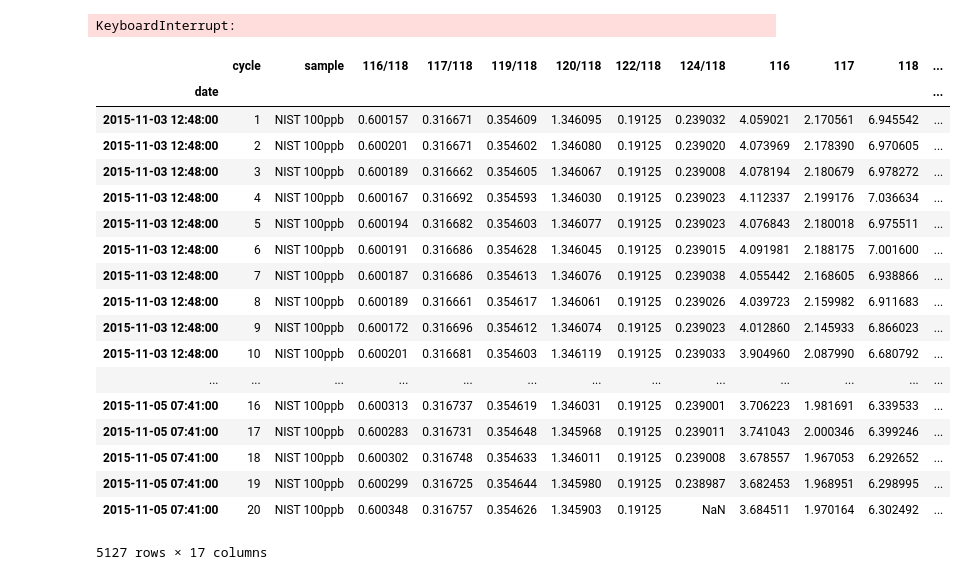
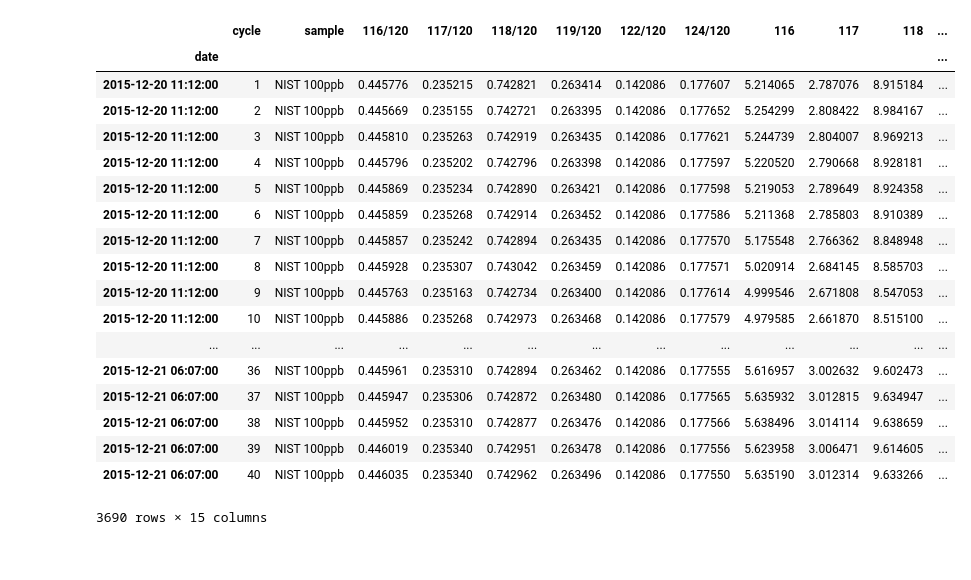
Before and after one commit to Marfster/NU_Plasma, a Jupyter notebook: Nu Plasma Evaluation - external norm.ipynb, the cells around one changed output. Cells and saved outputs as stored; diff of their text form; code cells hidden in the pictures.

```diff
--- a/Nu Plasma Evaluation - external norm.ipynb
+++ b/Nu Plasma Evaluation - external norm.ipynb
@@ -38,6 +38,7 @@ isotopes_column = ["116", "117", "118", "119", "122", "124"]
 data_sample_column = [(i + "/" + "120") for i in isotopes_column]
 
 denom_isotope = "120"
+norm_ratio = ["122","120"]
 #number of iterations for beta
 iter_beta = 10
 
@@ -68,7 +69,7 @@ for sample in files_1:
 
     if sample_name == "blank sol" or sample_name == "wash" or sample_name == "wash clean":
         blk_ls.append(sample)
-    elif sample_name == "SQ" or sample_name == "teflon blank":
+    elif sample_name == "SQ" or sample_name == "teflon blank" or sample_name == "blank 3_1" or sample_name == "col blk 271115":
         None
     else:
         sample_ls.append(sample)
@@ -105,6 +106,21 @@ df_external_outlier = pd.DataFrame()
 for sample in sample_ls:
     df = NU_data_read(path, sample, cup_config)
     cycles = range(1, len(df.data_read(sample).index)+1)
+
+# arbitrary blank positions
+    #blk1 = [item for item in blk_ls if item < sample]
+    #blk2 = [item for item in blk_ls if item > sample]
+    #blk1 = blk1[-1]
+    #blk2 = blk2[0]
+    #blk_corr_sample = True
+
+#blank measurement surrounds sample
+    #if ((sample-1) in blk_ls) and ((sample+1) in blk_ls):
+    #    blk1 = sample-1
+    #    blk2 = sample+1
+    #    blk_corr_sample = True
+    #else:
+    #    blk_corr_sample = False
 
     if (blk_corr == True) and (blk_corr_sample == True):
         blk_1 = NU_data_read(path, blk1, cup_config)
@@ -118,11 +134,11 @@ for sample in sample_ls:
         df_zero = df.data_zero_corr(sample)
         new_corr = evaluation(df_zero, cycles, isotopes, cup_config, database, mass_range, corr_isotopes_Sb , denom_corr_ratio)
 
-    data_sample_raw = new_corr.raw_signals("120")
+    data_sample_raw = new_corr.raw_signals(denom_isotope)
     data_sample_raw = pd.DataFrame.from_dict(data_sample_raw, orient = 'index')
     data_sample_raw = new_corr.mad_outlier_rejection(data_sample_raw)
 
-    data_sample = new_corr.internal_norm_1("120", 10)
+    data_sample = new_corr.internal_norm_1(norm_ratio, denom_isotope, iter_beta)
 # new method for df with all data together with signals in pycharm
     data_sample = pd.DataFrame.from_dict(data_sample, orient = 'index')
     data_sample = new_corr.mad_outlier_rejection(data_sample)
@@ -148,3 +164,4 @@ for sample in sample_ls:
 
     df_external_norm = df_external_norm.append(data_sample)
     #df_external_outlier = df_external_outlier.append(data_sample_outlier)
+    print sample, sample_name
@@ -189,7 +224,7 @@ for sample in sample_ls:
     data_sample_raw = pd.DataFrame.from_dict(data_sample_raw, orient = 'index')
     data_sample_raw = data_sample_raw[np.abs(data_sample_raw-data_sample_raw.mean())<=(2*data_sample_raw.std())]
 
-    data_sample = new_corr.internal_norm_1("118", 10)
+    data_sample = new_corr.external_norm_Sb("118", 10)
 # new method for df with all data together with signals in pycharm
     data_sample = pd.DataFrame.from_dict(data_sample, orient = 'index')
     data_sample = data_sample[np.abs(data_sample-data_sample.mean())<=(2*data_sample.std())]
@@ -215,41 +250,39 @@ for sample in sample_ls:
 
     df_external_norm = df_external_norm.append(data_sample)
     df_external_outlier = df_external_outlier.append(data_sample_outlier)
-# %% [output]
-KeyboardInterrupt:
 # %%
-df_external_norm.set_index("date", inplace = True)
+#df_external_norm.set_index("date", inplace = True)
 columns = ["cycle", "sample"]
 columns.extend(data_sample_column)
 columns.extend(sorted(data_sample_raw.drop("cycle", axis=1).columns))
 df_external_sub = pd.DataFrame(df_external_norm, columns = columns)
 
-df_all_sub = df_all[(df_all["sample"] != "blank sol") & (df_all["sample"] != "teflon blank")]
-df_external_sub["125"] = df_all_sub["H6 (1)"]
-df_external_sub["Te/Sn"] = (df_all_sub["H6 (1)"]/7.0509)/(df_all_sub["L1 (1)"]/24.223)
+#df_all_sub = df_all[(df_all["sample"] != "blank sol") & (df_all["sample"] != "teflon blank") & (sample_name != "blank 3_1") & (sample_name != "col blk 271115") & (sample_name != "SQ")]
+#df_external_sub["125"] = df_all_sub["H6 (1)"]
+#df_external_sub["Te/Sn"] = (df_all_sub["H6 (1)"]/7.0509)/(df_all_sub["L1 (1)"]/24.223)
 
 #df_external_sub = df_external_sub[df_external_sub["118"] > 4]
 df_external_sub
 # %% [output]
-|  | cycle | sample | 116/118 | 117/118 | 119/118 | 120/118 | 122/118 | 124/118 | 116 | 117 | 118 | ... |
+|  | cycle | sample | 116/120 | 117/120 | 118/120 | 119/120 | 122/120 | 124/120 | 116 | 117 | 118 | ... |
 | date |  |  |  |  |  |  |  |  |  |  |  | ... |
-| 2015-11-03 12:48:00 | 1 | NIST 100ppb | 0.600157 | 0.316671 | 0.354609 | 1.346095 | 0.19125 | 0.239032 | 4.059021 | 2.170561 | 6.945542 | ... |
-| 2015-11-03 12:48:00 | 2 | NIST 100ppb | 0.600201 | 0.316671 | 0.354602 | 1.346080 | 0.19125 | 0.239020 | 4.073969 | 2.178390 | 6.970605 | ... |
-| 2015-11-03 12:48:00 | 3 | NIST 100ppb | 0.600189 | 0.316662 | 0.354605 | 1.346067 | 0.19125 | 0.239008 | 4.078194 | 2.180679 | 6.978272 | ... |
-| 2015-11-03 12:48:00 | 4 | NIST 100ppb | 0.600167 | 0.316692 | 0.354593 | 1.346030 | 0.19125 | 0.239023 | 4.112337 | 2.199176 | 7.036634 | ... |
-| 2015-11-03 12:48:00 | 5 | NIST 100ppb | 0.600194 | 0.316682 | 0.354603 | 1.346077 | 0.19125 | 0.239023 | 4.076843 | 2.180018 | 6.975511 | ... |
-| 2015-11-03 12:48:00 | 6 | NIST 100ppb | 0.600191 | 0.316686 | 0.354628 | 1.346045 | 0.19125 | 0.239015 | 4.091981 | 2.188175 | 7.001600 | ... |
-| 2015-11-03 12:48:00 | 7 | NIST 100ppb | 0.600187 | 0.316686 | 0.354613 | 1.346076 | 0.19125 | 0.239038 | 4.055442 | 2.168605 | 6.938866 | ... |
-| 2015-11-03 12:48:00 | 8 | NIST 100ppb | 0.600189 | 0.316661 | 0.354617 | 1.346061 | 0.19125 | 0.239026 | 4.039723 | 2.159982 | 6.911683 | ... |
-| 2015-11-03 12:48:00 | 9 | NIST 100ppb | 0.600172 | 0.316696 | 0.354612 | 1.346074 | 0.19125 | 0.239023 | 4.012860 | 2.145933 | 6.866023 | ... |
-| 2015-11-03 12:48:00 | 10 | NIST 100ppb | 0.600201 | 0.316681 | 0.354603 | 1.346119 | 0.19125 | 0.239033 | 3.904960 | 2.087990 | 6.680792 | ... |
+| 2015-12-20 11:12:00 | 1 | NIST 100ppb | 0.445776 | 0.235215 | 0.742821 | 0.263414 | 0.142086 | 0.177607 | 5.214065 | 2.787076 | 8.915184 | ... |
+| 2015-12-20 11:12:00 | 2 | NIST 100ppb | 0.445669 | 0.235155 | 0.742721 | 0.263395 | 0.142086 | 0.177652 | 5.254299 | 2.808422 | 8.984167 | ... |
+| 2015-12-20 11:12:00 | 3 | NIST 100ppb | 0.445810 | 0.235263 | 0.742919 | 0.263435 | 0.142086 | 0.177621 | 5.244739 | 2.804007 | 8.969213 | ... |
+| 2015-12-20 11:12:00 | 4 | NIST 100ppb | 0.445796 | 0.235202 | 0.742796 | 0.263398 | 0.142086 | 0.177597 | 5.220520 | 2.790668 | 8.928181 | ... |
+| 2015-12-20 11:12:00 | 5 | NIST 100ppb | 0.445869 | 0.235234 | 0.742890 | 0.263421 | 0.142086 | 0.177598 | 5.219053 | 2.789649 | 8.924358 | ... |
+| 2015-12-20 11:12:00 | 6 | NIST 100ppb | 0.445859 | 0.235268 | 0.742914 | 0.263452 | 0.142086 | 0.177586 | 5.211368 | 2.785803 | 8.910389 | ... |
+| 2015-12-20 11:12:00 | 7 | NIST 100ppb | 0.445857 | 0.235242 | 0.742894 | 0.263435 | 0.142086 | 0.177570 | 5.175548 | 2.766362 | 8.848948 | ... |
+| 2015-12-20 11:12:00 | 8 | NIST 100ppb | 0.445928 | 0.235307 | 0.743042 | 0.263459 | 0.142086 | 0.177571 | 5.020914 | 2.684145 | 8.585703 | ... |
+| 2015-12-20 11:12:00 | 9 | NIST 100ppb | 0.445763 | 0.235163 | 0.742734 | 0.263400 | 0.142086 | 0.177614 | 4.999546 | 2.671808 | 8.547053 | ... |
+| 2015-12-20 11:12:00 | 10 | NIST 100ppb | 0.445886 | 0.235268 | 0.742973 | 0.263468 | 0.142086 | 0.177579 | 4.979585 | 2.661870 | 8.515100 | ... |
 | ... | ... | ... | ... | ... | ... | ... | ... | ... | ... | ... | ... | ... |
-| 2015-11-05 07:41:00 | 16 | NIST 100ppb | 0.600313 | 0.316737 | 0.354619 | 1.346031 | 0.19125 | 0.239001 | 3.706223 | 1.981691 | 6.339533 | ... |
-| 2015-11-05 07:41:00 | 17 | NIST 100ppb | 0.600283 | 0.316731 | 0.354648 | 1.345968 | 0.19125 | 0.239011 | 3.741043 | 2.000346 | 6.399246 | ... |
-| 2015-11-05 07:41:00 | 18 | NIST 100ppb | 0.600302 | 0.316748 | 0.354633 | 1.346011 | 0.19125 | 0.239008 | 3.678557 | 1.967053 | 6.292652 | ... |
-| 2015-11-05 07:41:00 | 19 | NIST 100ppb | 0.600299 | 0.316725 | 0.354644 | 1.345980 | 0.19125 | 0.238987 | 3.682453 | 1.968951 | 6.298995 | ... |
-| 2015-11-05 07:41:00 | 20 | NIST 100ppb | 0.600348 | 0.316757 | 0.354626 | 1.345903 | 0.19125 | NaN | 3.684511 | 1.970164 | 6.302492 | ... |
+| 2015-12-21 06:07:00 | 36 | NIST 100ppb | 0.445961 | 0.235310 | 0.742894 | 0.263462 | 0.142086 | 0.177555 | 5.616957 | 3.002632 | 9.602473 | ... |
+| 2015-12-21 06:07:00 | 37 | NIST 100ppb | 0.445947 | 0.235306 | 0.742872 | 0.263480 | 0.142086 | 0.177565 | 5.635932 | 3.012815 | 9.634947 | ... |
+| 2015-12-21 06:07:00 | 38 | NIST 100ppb | 0.445952 | 0.235310 | 0.742877 | 0.263476 | 0.142086 | 0.177566 | 5.638496 | 3.014114 | 9.638659 | ... |
+| 2015-12-21 06:07:00 | 39 | NIST 100ppb | 0.446019 | 0.235340 | 0.742951 | 0.263478 | 0.142086 | 0.177556 | 5.623958 | 3.006471 | 9.614605 | ... |
+| 2015-12-21 06:07:00 | 40 | NIST 100ppb | 0.446035 | 0.235340 | 0.742962 | 0.263496 | 0.142086 | 0.177550 | 5.635190 | 3.012314 | 9.633266 | ... |
-5127 rows × 17 columns
+3690 rows × 15 columns
 # %%
 def SE(x):
     SE = np.std(x) / x.count()
```
Also changed, not shown: parts of 8 cells of this notebook, 2 other files.
